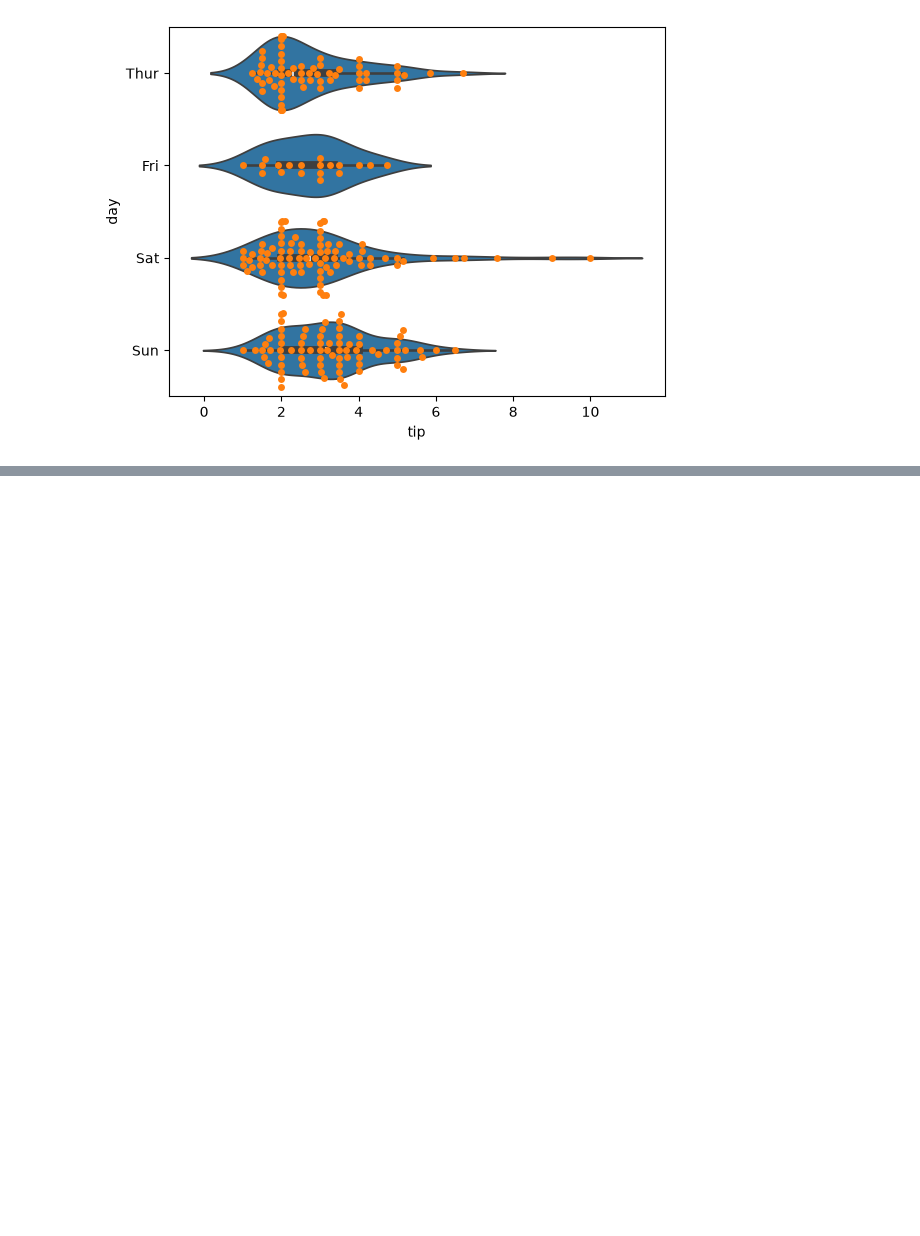
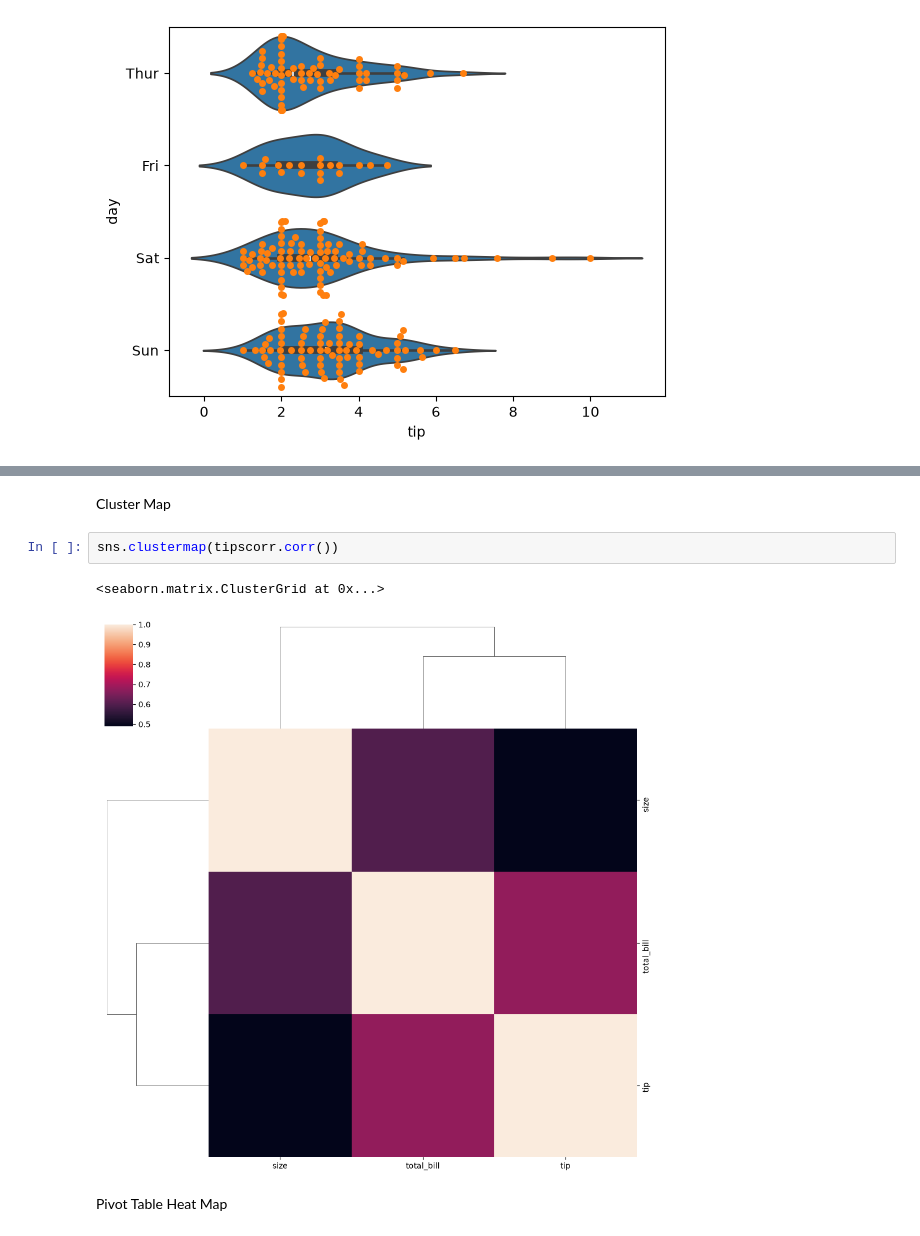
Before and after one commit to RakshitChauhan03/python_pratice, a Jupyter notebook: Data Visulization/Matplotib.ipynb, the cells around one changed output, grey strips where cells are left out. Drawn from its saved outputs; the diff is of its cells as text; blank space fills up the shorter version.

```diff
--- a/Data Visulization/Matplotib.ipynb
+++ b/Data Visulization/Matplotib.ipynb
@@ -301,0 +390,9 @@ sns.swarmplot(x= 'tip',y = 'day',data = df)
+# %% [markdown]
+Cluster Map
+# %%
+sns.clustermap(tipscorr.corr())
+# %% [output]
+<seaborn.matrix.ClusterGrid at 0x...>
+[figure, added]
+# %% [markdown]
+Pivot Table Heat Map
```
Also changed, not shown: parts of 28 cells of this notebook, 4 other files.
